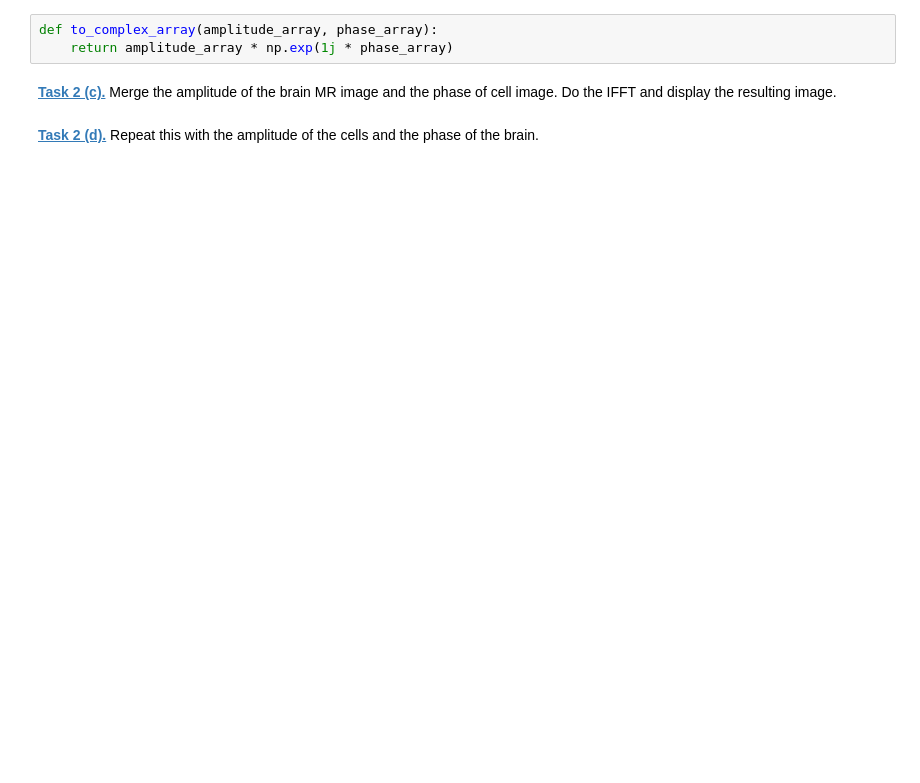
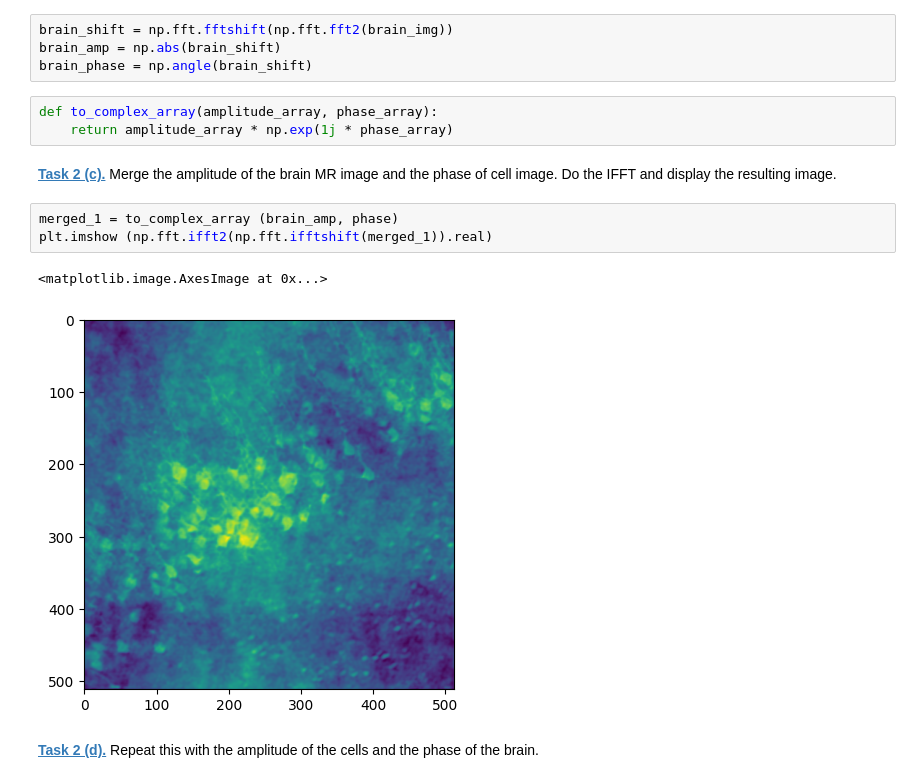
Before and after one commit to mertsoylemezova/mobifs5-python, a Jupyter notebook: fourier.ipynb, the cells around one changed output. Cells and saved outputs as stored; diff of their text form; blank space fills up the shorter version.

```diff
--- a/fourier.ipynb
+++ b/fourier.ipynb
@@ -77,9 +81,19 @@ plt.imshow(brain_img)
 # %% [markdown]
 **[Task 2 (b).]()** Apply the FFT, do a shift, extract amplitude and phase.
+# %%
+brain_shift = np.fft.fftshift(np.fft.fft2(brain_img))
+brain_amp = np.abs(brain_shift)
+brain_phase = np.angle(brain_shift)
 # %%
 def to_complex_array(amplitude_array, phase_array):
     return amplitude_array * np.exp(1j * phase_array)
 # %% [markdown]
 **[Task 2 (c).]()** Merge the amplitude of the brain MR image and the phase of cell image. Do the IFFT and display the resulting image.
+# %%
+merged_1 = to_complex_array (brain_amp, phase)
+plt.imshow (np.fft.ifft2(np.fft.ifftshift(merged_1)).real)
+# %% [output]
+<matplotlib.image.AxesImage at 0x...>
+[figure, added]
 # %% [markdown]
 **[Task 2 (d).]()** Repeat this with the amplitude of the cells and the phase of the brain.
```
Also changed, not shown: parts of 22 cells of this notebook.
